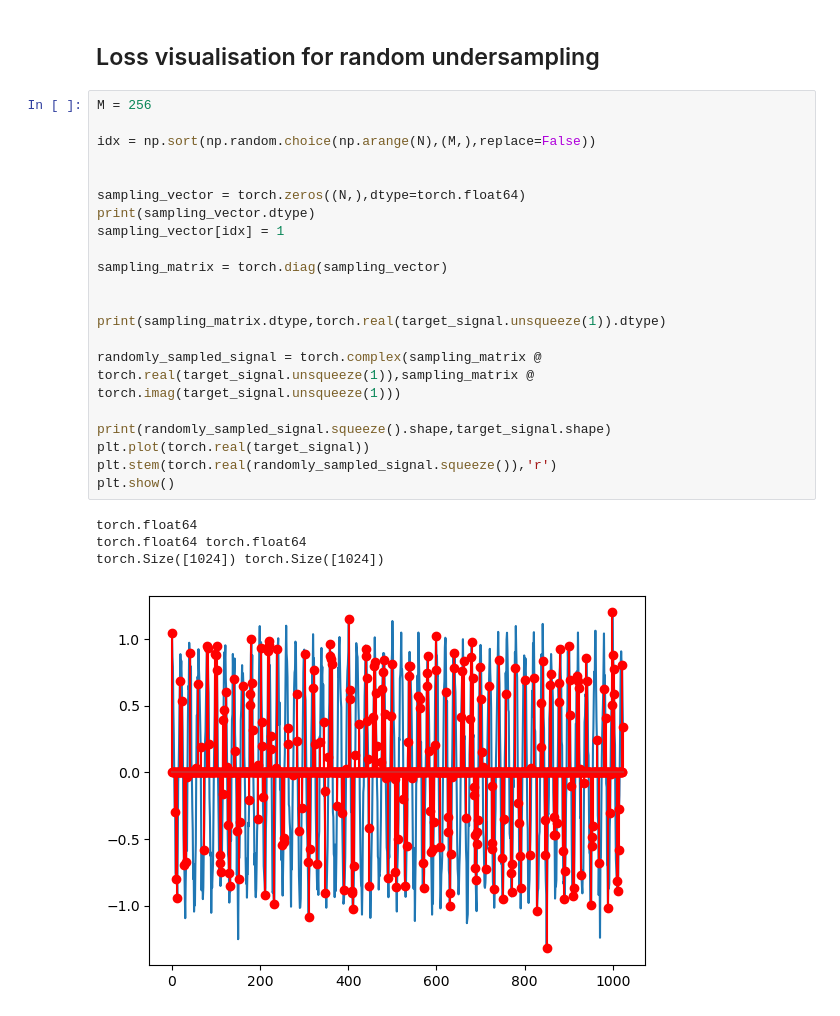
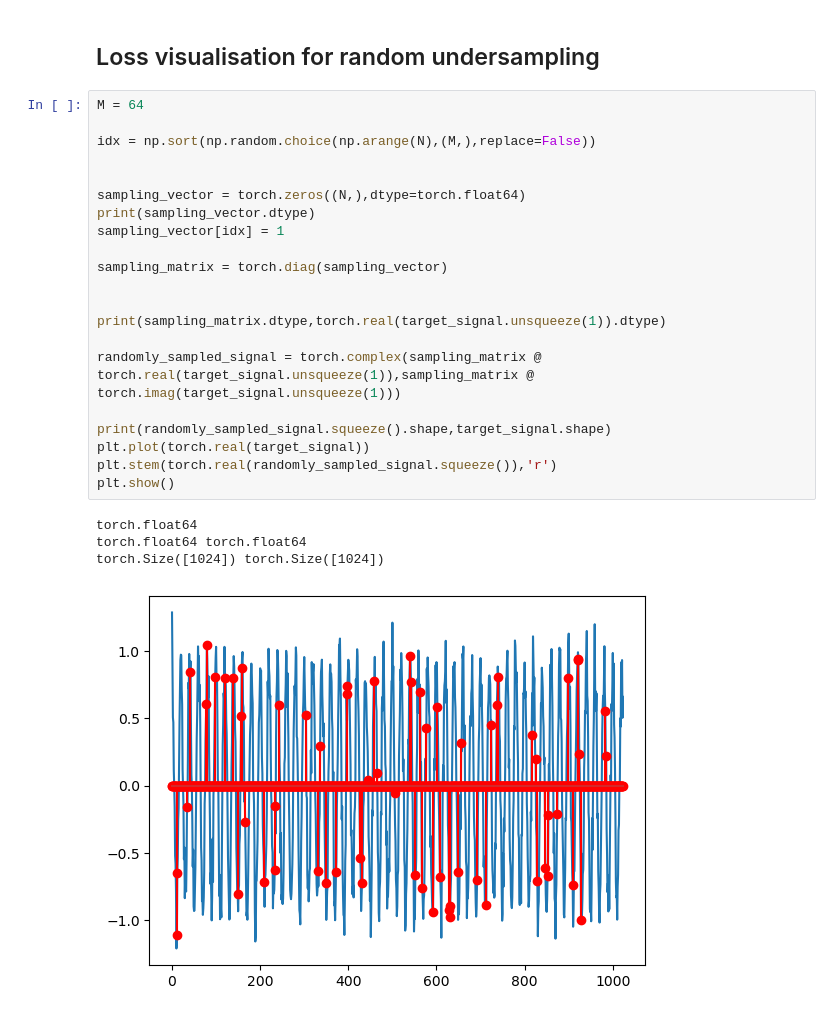
Before and after one commit to tezabhamidi/lfm-gradient-descent, a Jupyter notebook: loss_visualisation.ipynb, the cells around one changed output. Drawn from its saved outputs; the diff is of its cells as text.

```diff
--- a/loss_visualisation.ipynb
+++ b/loss_visualisation.ipynb
@@ -126,31 +126,31 @@ plt.show()
 # %% [markdown]
 ## Loss visualisation for random undersampling
 # %%
-M = 256
+M = 64
 
 idx = np.sort(np.random.choice(np.arange(N),(M,),replace=False))
 
 
 sampling_vector = torch.zeros((N,),dtype=torch.float64)
 print(sampling_vector.dtype)
 sampling_vector[idx] = 1
 
 sampling_matrix = torch.diag(sampling_vector)
 
 
 print(sampling_matrix.dtype,torch.real(target_signal.unsqueeze(1)).dtype)
 
 randomly_sampled_signal = torch.complex(sampling_matrix @ torch.real(target_signal.unsqueeze(1)),sampling_matrix @ torch.imag(target_signal.unsqueeze(1)))
 
 print(randomly_sampled_signal.squeeze().shape,target_signal.shape)
 plt.plot(torch.real(target_signal))
 plt.stem(torch.real(randomly_sampled_signal.squeeze()),'r')
 plt.show()
 # %% [output]
 torch.float64
 torch.float64 torch.float64
 torch.Size([1024]) torch.Size([1024])
-[figure, old version]
+[figure, new version]
 # %%
 mse = torch.zeros((rrange.shape[0],thetarange.shape[0]))
 
```
Also changed, not shown: parts of 10 cells of this notebook, 1 other file.
